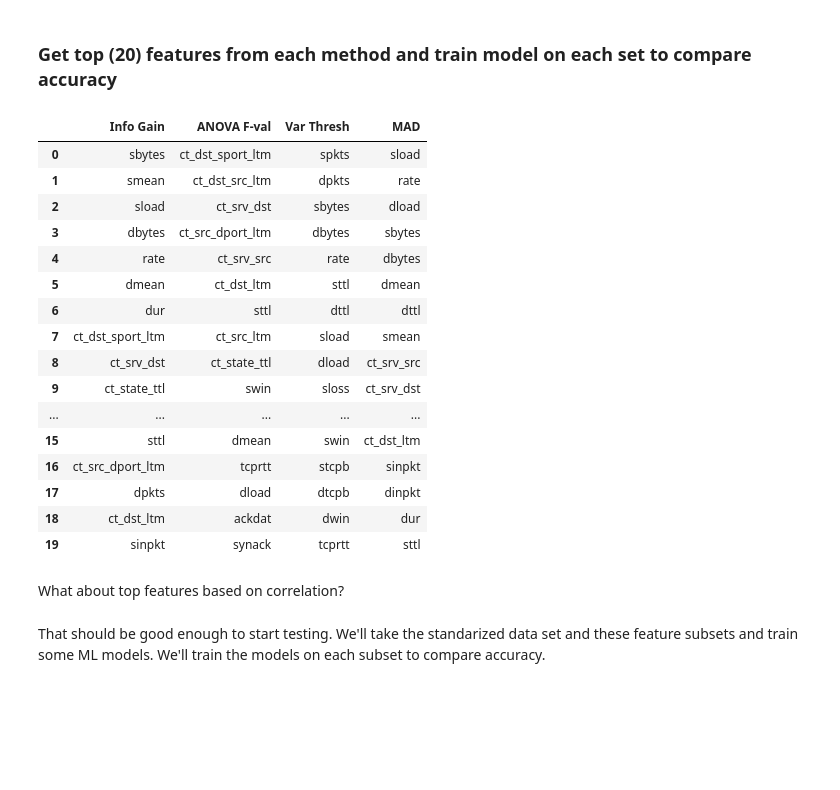
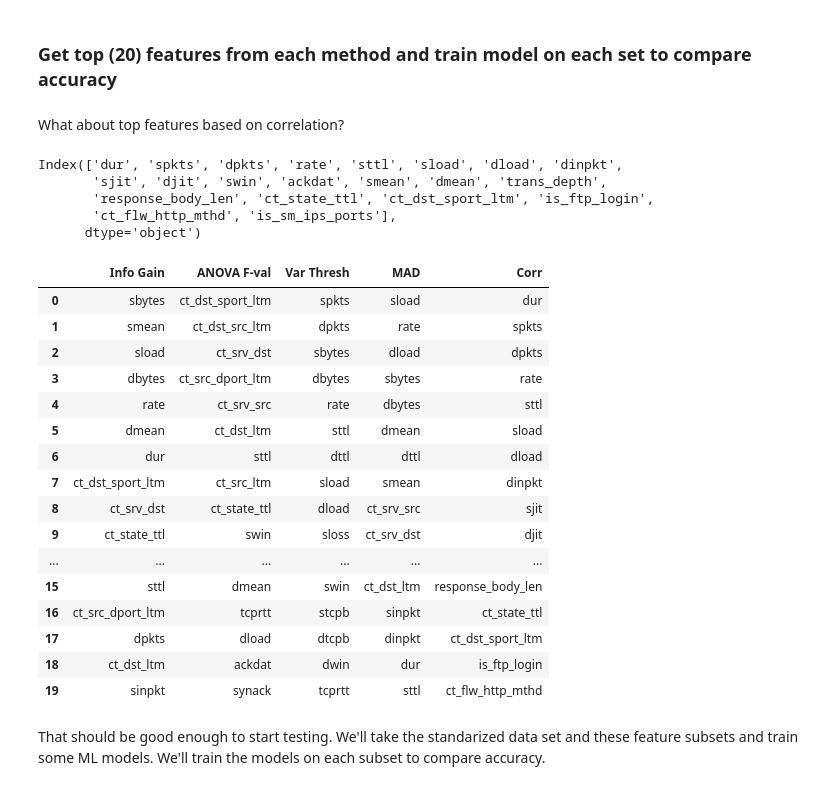
Before and after one commit to pvan1/DATA-606-Capstone, a Jupyter notebook: capstone-phase1.ipynb, the cells around one changed output. Cells and saved outputs as stored; diff of their text form; code cells hidden in the pictures; blank space fills up the shorter version.

```diff
--- a/capstone-phase1.ipynb
+++ b/capstone-phase1.ipynb
@@ -650,7 +650,8 @@ https://www.analyticsvidhya.com/blog/2020/10/feature-selection-techniques-in-mac
 from sklearn.feature_selection import VarianceThreshold
 
 var_thresh = VarianceThreshold(threshold=0.8) #threshold randomly chosen; what's a good one?
-var_thresh.fit_transform(X=training_data_onehot, y=training_cats) # use the df that hasn't been standarized
+vt = var_thresh.fit_transform(X=training_data_onehot, y=training_cats) # use the df that hasn't been standarized
+vt
 # %% [output]
 array([[1.214780e-01, 6.000000e+00, 4.000000e+00, ..., 1.000000e+00,
         1.000000e+00, 1.000000e+00],
@@ -707,33 +715,43 @@ print(mad_vals_desc[:20])
 It looks like there's a bug in this library's code; NumPy's *zeros* function does not have a *dtypes* argument, it should be **dtype**
 # %% [markdown]
 ### Get top (20) features from each method and train model on each set to compare accuracy
-# %%
-# create a dataframe of k-best features from each technique for comparison
-top_ig = [x[0] for x in ig_list_desc[:20]]
-top_anova = [x[0] for x in anova_list_desc[:20]]
-top_varthresh = hi_var_feats [:20]
-top_mad = [x[0] for x in mad_vals_desc[:20]]
-pd.DataFrame(list(zip(top_ig, top_anova, top_varthresh, top_mad)),
-             columns=['Info Gain', 'ANOVA F-val', 'Var Thresh', 'MAD'])
-# %% [output]
-|  | Info Gain | ANOVA F-val | Var Thresh | MAD |
-| 0 | sbytes | ct_dst_sport_ltm | spkts | sload |
-| 1 | smean | ct_dst_src_ltm | dpkts | rate |
-| 2 | sload | ct_srv_dst | sbytes | dload |
-| 3 | dbytes | ct_src_dport_ltm | dbytes | sbytes |
-| 4 | rate | ct_srv_src | rate | dbytes |
-| 5 | dmean | ct_dst_ltm | sttl | dmean |
-| 6 | dur | sttl | dttl | dttl |
-| 7 | ct_dst_sport_ltm | ct_src_ltm | sload | smean |
-| 8 | ct_srv_dst | ct_state_ttl | dload | ct_srv_src |
-| 9 | ct_state_ttl | swin | sloss | ct_srv_dst |
-| ... | ... | ... | ... | ... |
-| 15 | sttl | dmean | swin | ct_dst_ltm |
-| 16 | ct_src_dport_ltm | tcprtt | stcpb | sinpkt |
-| 17 | dpkts | dload | dtcpb | dinpkt |
-| 18 | ct_dst_ltm | ackdat | dwin | dur |
-| 19 | sinpkt | synack | tcprtt | sttl |
 # %% [markdown]
 What about top features based on correlation?
+# %%
+keep_corr_feats = training_data.drop(['service', 'state', 'proto', 'label', 'attack_cat'], axis=1)
+keep_corr_feats = keep_corr_feats.drop(poss_redundant_feats, axis=1)
+print(keep_corr_feats.columns)
+# %% [output]
+Index(['dur', 'spkts', 'dpkts', 'rate', 'sttl', 'sload', 'dload', 'dinpkt',
+       'sjit', 'djit', 'swin', 'ackdat', 'smean', 'dmean', 'trans_depth',
+       'response_body_len', 'ct_state_ttl', 'ct_dst_sport_ltm', 'is_ftp_login',
+       'ct_flw_http_mthd', 'is_sm_ips_ports'],
+      dtype='object')
+# %%
+# create a dataframe of k-best features from each technique for comparison
+top_ig = [x[0] for x in ig_list_desc[:20]]
+top_anova = [x[0] for x in anova_list_desc[:20]]
+top_varthresh = hi_var_feats [:20]
+top_mad = [x[0] for x in mad_vals_desc[:20]]
+pd.DataFrame(list(zip(top_ig, top_anova, top_varthresh, top_mad, list(keep_corr_feats))),
+             columns=['Info Gain', 'ANOVA F-val', 'Var Thresh', 'MAD', 'Corr'])
+# %% [output]
+|  | Info Gain | ANOVA F-val | Var Thresh | MAD | Corr |
+| 0 | sbytes | ct_dst_sport_ltm | spkts | sload | dur |
+| 1 | smean | ct_dst_src_ltm | dpkts | rate | spkts |
+| 2 | sload | ct_srv_dst | sbytes | dload | dpkts |
+| 3 | dbytes | ct_src_dport_ltm | dbytes | sbytes | rate |
+| 4 | rate | ct_srv_src | rate | dbytes | sttl |
+| 5 | dmean | ct_dst_ltm | sttl | dmean | sload |
+| 6 | dur | sttl | dttl | dttl | dload |
+| 7 | ct_dst_sport_ltm | ct_src_ltm | sload | smean | dinpkt |
+| 8 | ct_srv_dst | ct_state_ttl | dload | ct_srv_src | sjit |
+| 9 | ct_state_ttl | swin | sloss | ct_srv_dst | djit |
+| ... | ... | ... | ... | ... | ... |
+| 15 | sttl | dmean | swin | ct_dst_ltm | response_body_len |
+| 16 | ct_src_dport_ltm | tcprtt | stcpb | sinpkt | ct_state_ttl |
+| 17 | dpkts | dload | dtcpb | dinpkt | ct_dst_sport_ltm |
+| 18 | ct_dst_ltm | ackdat | dwin | dur | is_ftp_login |
+| 19 | sinpkt | synack | tcprtt | sttl | ct_flw_http_mthd |
 # %% [markdown]
 That should be good enough to start testing. We'll take the standarized data set and these feature subsets and train some ML models. We'll train the models on each subset to compare accuracy.
```
Also changed, not shown: parts of 5 cells of this notebook.
